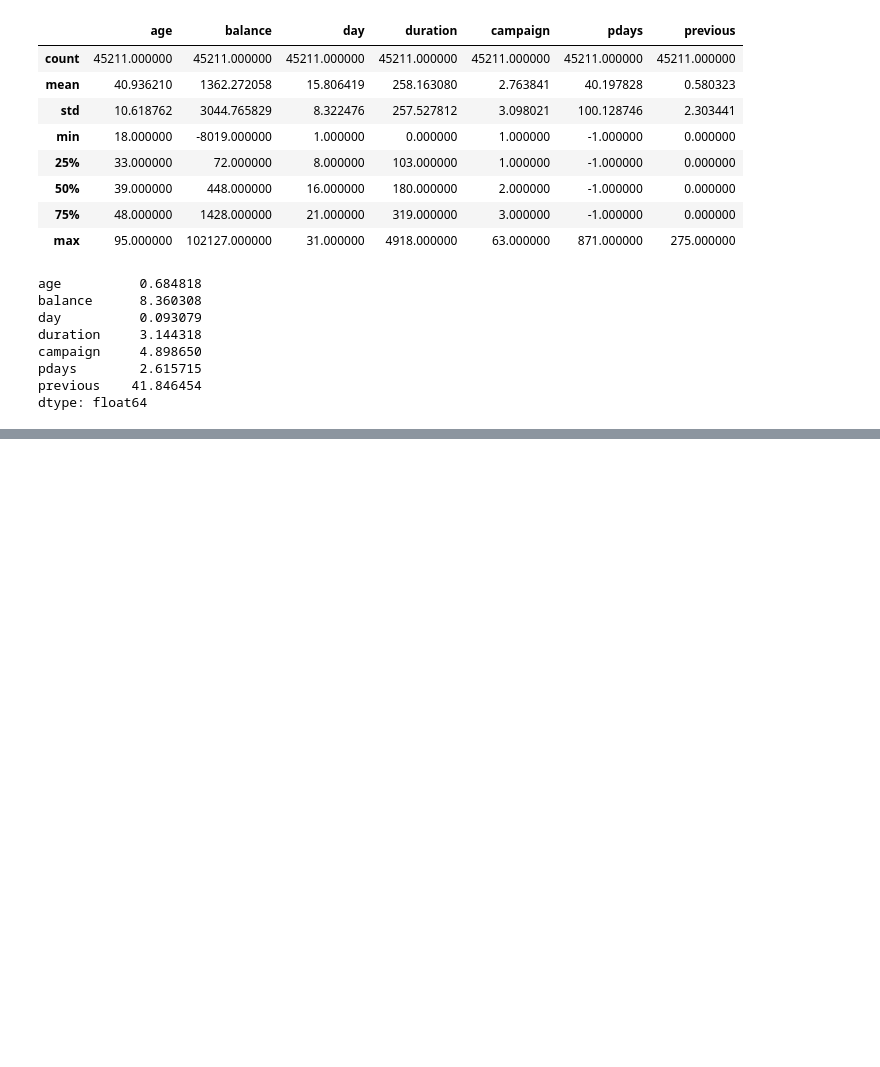
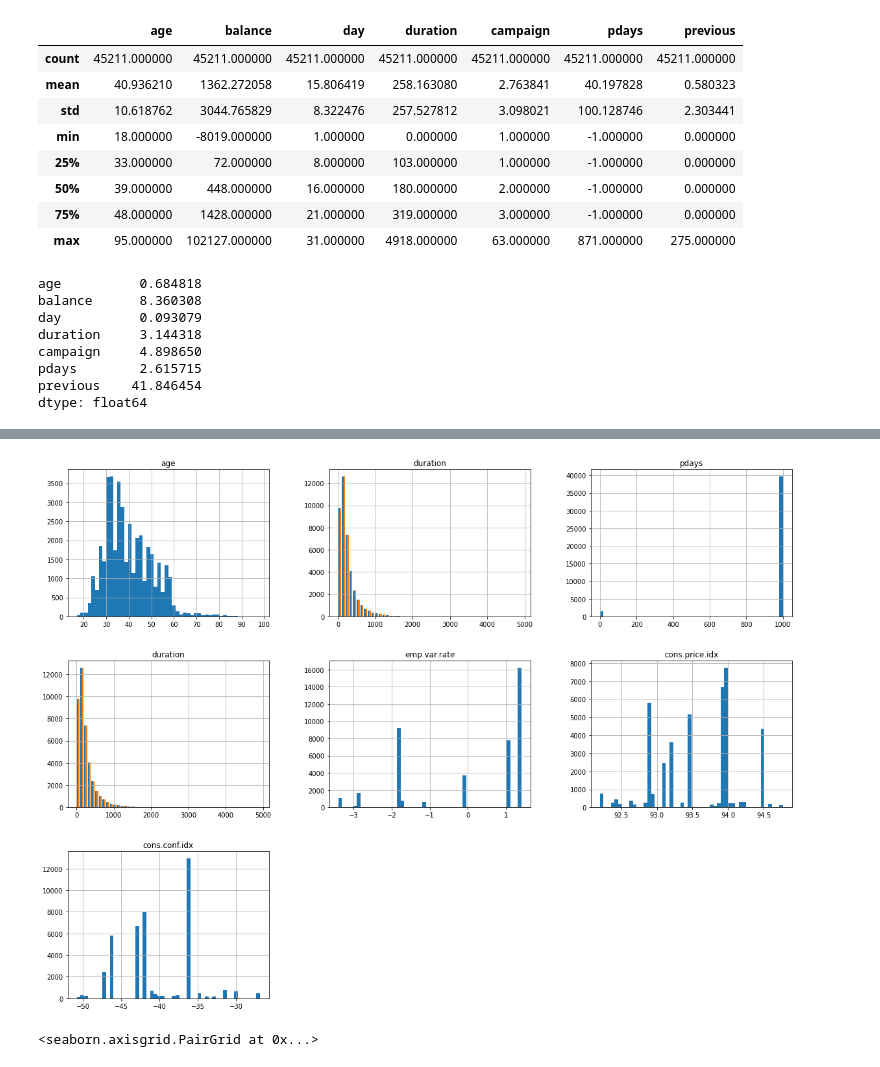
Before and after one commit to AnaRecio/Bank-Marketing-Campaign, a Jupyter notebook: EDA.ipynb, the cells around one changed output, grey strips where cells are left out. Drawn from its saved outputs; the diff is of its cells as text; code cells hidden in the pictures; blank space fills up the shorter version.

```diff
--- a/EDA.ipynb
+++ b/EDA.ipynb
@@ -105,0 +129,3 @@ plt.show()
+# %%
+df_additional= pd.read_excel("/content/Bank-Marketing-Campaign/bank-additional-full.xlsx")
+df_additional.head()
@@ -105,0 +184,4 @@ plt.show()
+# %%
+df_additional['subscription'] = df_additional['y'].map( {'no': 0, 'yes': 1} ).astype(int)
+df_additional['previous.outcome'] = df_additional['poutcome'].map( {'failure': 0, 'nonexistent': 1,'success':2} ).astype(int)
+df_additional.info()
@@ -105,0 +235,10 @@ plt.show()
+# %%
+Var2=['age','duration','pdays','duration','emp.var.rate', 'cons.price.idx', 'cons.conf.idx']
+df_additional[Var2].hist(bins=50 ,figsize=(20,15))
+plt.show()
+# %% [output]
+[figure, added]
+# %%
+sns.pairplot(df_additional, vars=['age','duration','pdays','duration','emp.var.rate', 'cons.price.idx', 'cons.conf.idx'], hue="subscription")
+# %% [output]
+<seaborn.axisgrid.PairGrid at 0x...>
```
Also changed, not shown: parts of 13 cells of this notebook.
